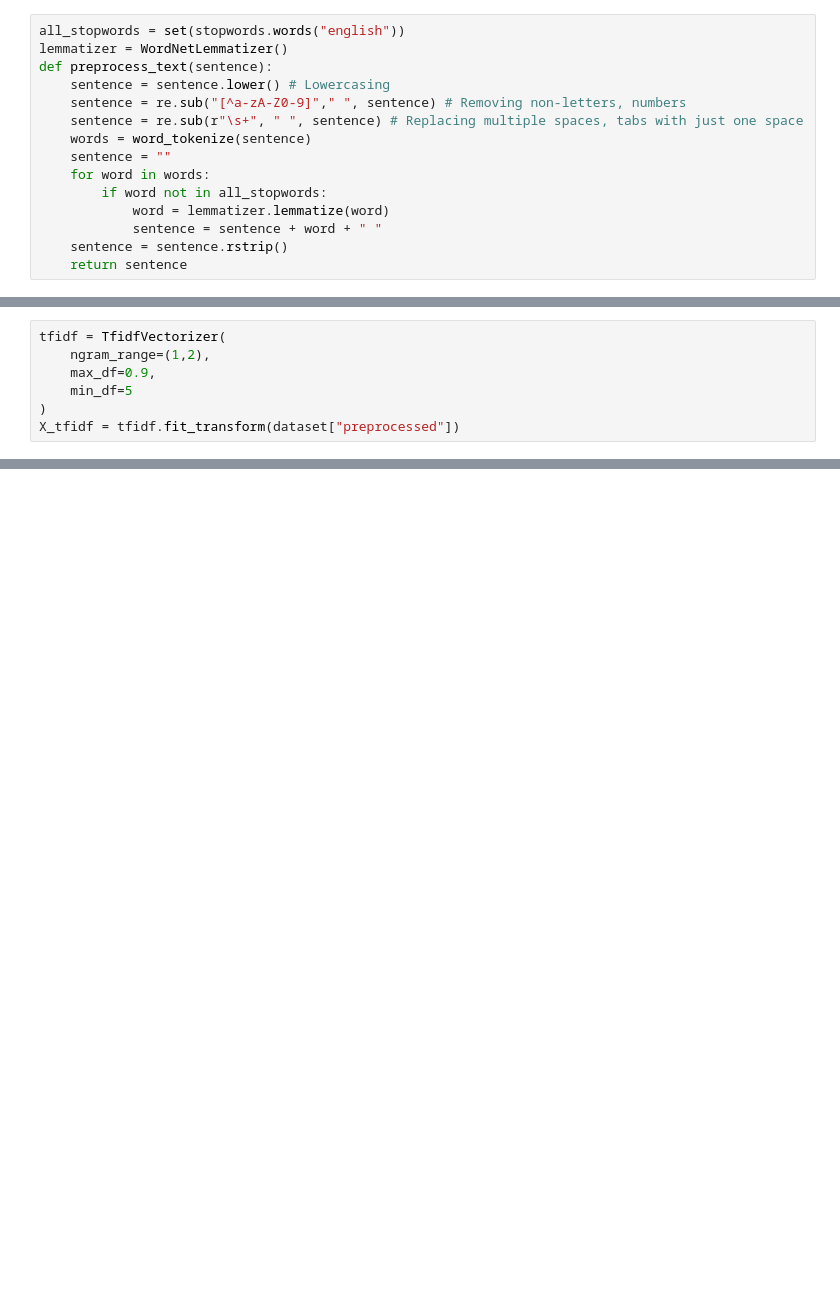
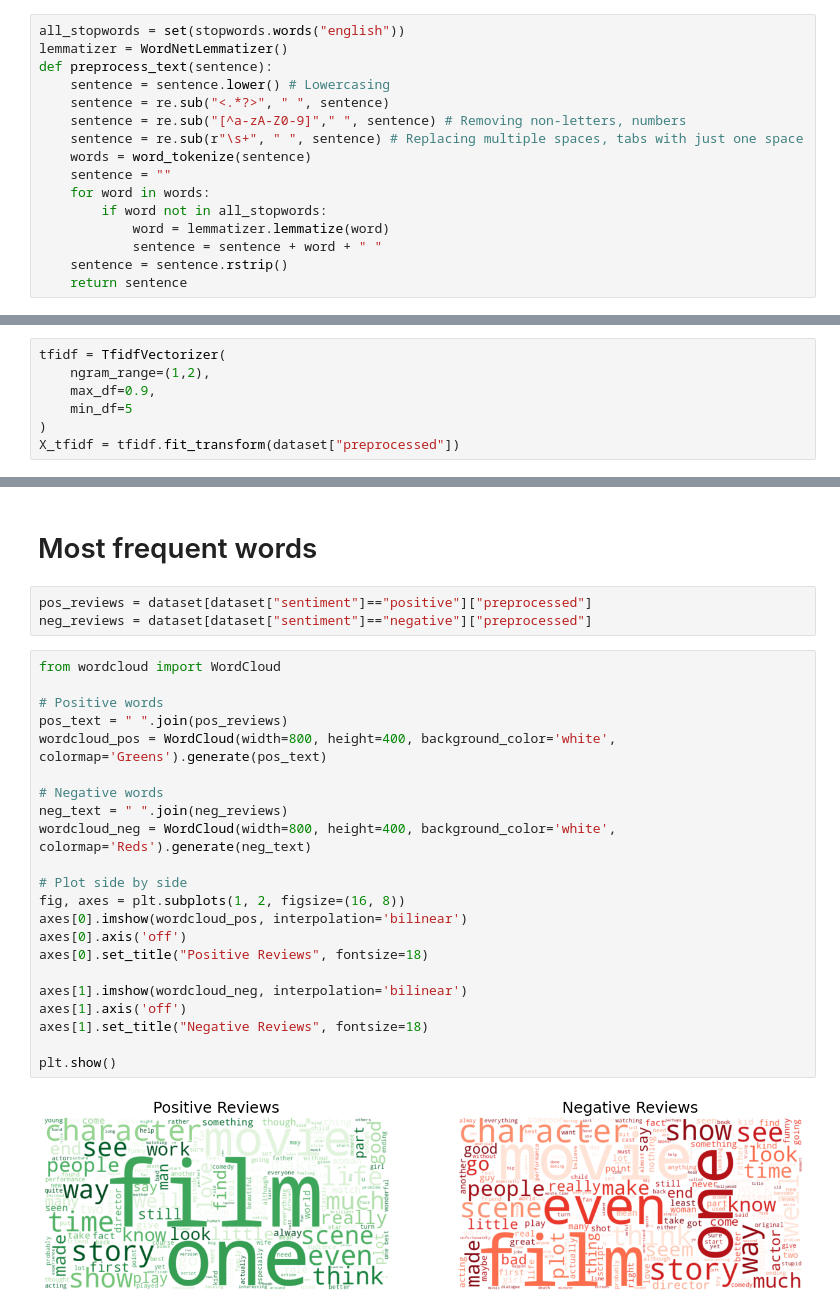
Before and after one commit to AhmedGamal7207/Sentiment-Analysis-on-IMDB-Reviews, a Jupyter notebook: notebooks/main.ipynb, the cells around one changed output, grey strips where cells are left out. Cells and saved outputs as stored; diff of their text form; blank space fills up the shorter version.

```diff
--- a/notebooks/main.ipynb
+++ b/notebooks/main.ipynb
@@ -44,6 +78,7 @@ all_stopwords = set(stopwords.words("english"))
 lemmatizer = WordNetLemmatizer()
 def preprocess_text(sentence):
     sentence = sentence.lower() # Lowercasing
+    sentence = re.sub("<.*?>", " ", sentence)
     sentence = re.sub("[^a-zA-Z0-9]"," ", sentence) # Removing non-letters, numbers
     sentence = re.sub(r"\s+", " ", sentence) # Replacing multiple spaces, tabs with just one space
     words = word_tokenize(sentence)
@@ -69,0 +182,29 @@ X_tfidf.data[0]
+# %% [markdown]
+# Most frequent words
+# %%
+pos_reviews = dataset[dataset["sentiment"]=="positive"]["preprocessed"]
+neg_reviews = dataset[dataset["sentiment"]=="negative"]["preprocessed"]
+# %%
+from wordcloud import WordCloud
+
+# Positive words
+pos_text = " ".join(pos_reviews)
+wordcloud_pos = WordCloud(width=800, height=400, background_color='white', colormap='Greens').generate(pos_text)
+
+# Negative words
+neg_text = " ".join(neg_reviews)
+wordcloud_neg = WordCloud(width=800, height=400, background_color='white', colormap='Reds').generate(neg_text)
+
+# Plot side by side
+fig, axes = plt.subplots(1, 2, figsize=(16, 8))
+axes[0].imshow(wordcloud_pos, interpolation='bilinear')
+axes[0].axis('off')
+axes[0].set_title("Positive Reviews", fontsize=18)
+
+axes[1].imshow(wordcloud_neg, interpolation='bilinear')
+axes[1].axis('off')
+axes[1].set_title("Negative Reviews", fontsize=18)
+
+plt.show()
+# %% [output]
+[figure, added]
```
Also changed, not shown: parts of 25 cells of this notebook.
